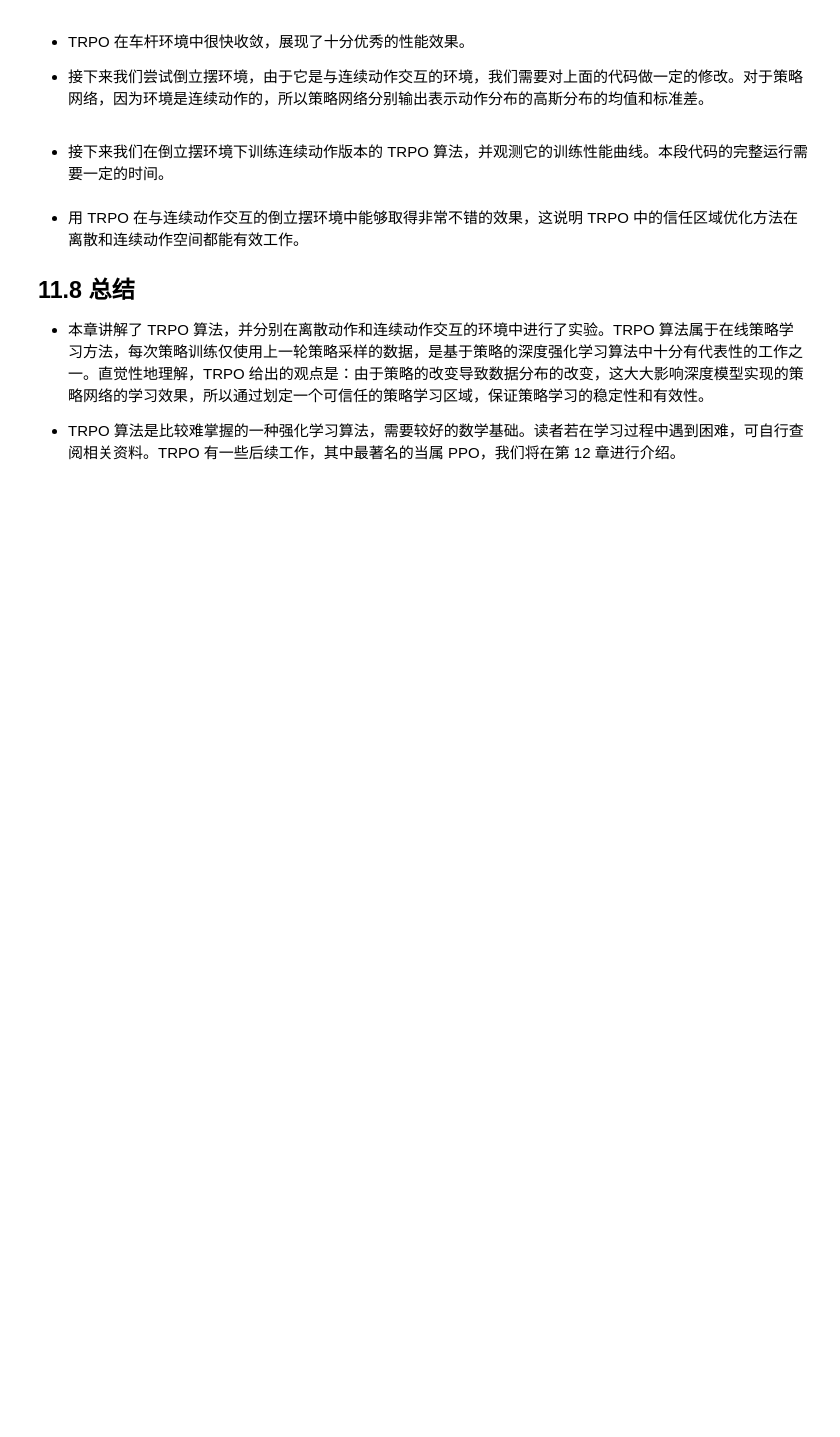
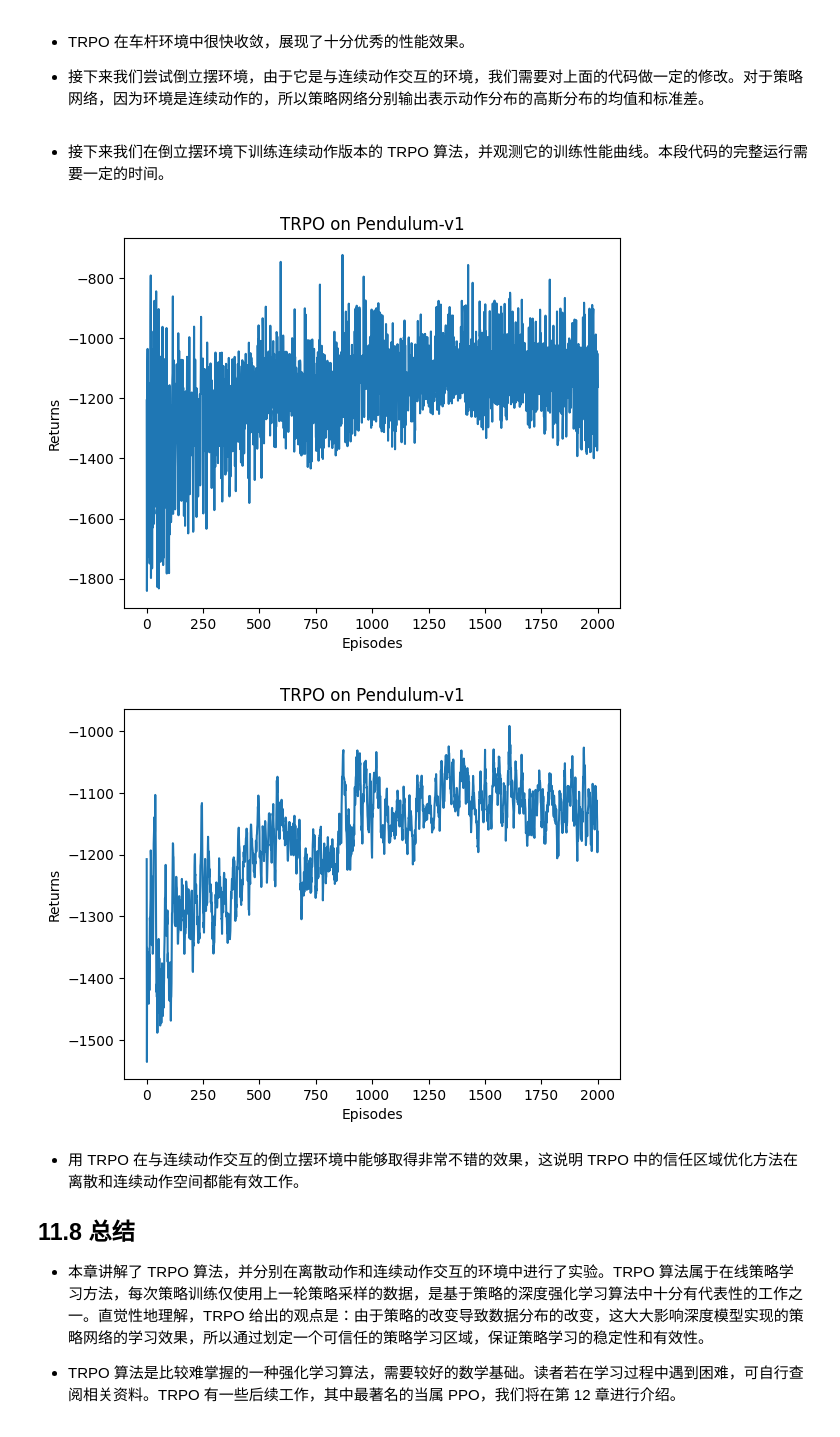
Before and after one commit to Dreamer-124/RL-Study, a Jupyter notebook: 11.TRPO算法.ipynb, the cells around one changed output. Drawn from its saved outputs; the diff is of its cells as text; code cells hidden in the pictures; blank space fills up the shorter version.

```diff
--- a/11.TRPO算法.ipynb
+++ b/11.TRPO算法.ipynb
@@ -549,34 +552,37 @@ class TRPOContinuous:
 num_episodes = 2000
 hidden_dim = 128
 gamma = 0.9
 lmbda = 0.9
 critic_lr = 1e-2
 kl_constraint = 0.00005
 alpha = 0.5
 device = torch.device("cuda") if torch.cuda.is_available() else torch.device(
     "cpu")
 
-env_name = 'Pendulum-v0'
+env_name = 'Pendulum-v1'
 env = gym.make(env_name)
 env.seed(0)
 torch.manual_seed(0)
 agent = TRPOContinuous(hidden_dim, env.observation_space, env.action_space,
                        lmbda, kl_constraint, alpha, critic_lr, gamma, device)
 return_list = rl_utils.train_on_policy_agent(env, agent, num_episodes)
 
 episodes_list = list(range(len(return_list)))
 plt.plot(episodes_list, return_list)
 plt.xlabel('Episodes')
 plt.ylabel('Returns')
 plt.title('TRPO on {}'.format(env_name))
 plt.show()
 
 mv_return = rl_utils.moving_average(return_list, 9)
 plt.plot(episodes_list, mv_return)
 plt.xlabel('Episodes')
 plt.ylabel('Returns')
 plt.title('TRPO on {}'.format(env_name))
 plt.show()
+# %% [output]
+[figure, added]
+[figure, added]
 # %% [markdown]
 - 用 TRPO 在与连续动作交互的倒立摆环境中能够取得非常不错的效果，这说明 TRPO 中的信任区域优化方法在离散和连续动作空间都能有效工作。
 
```
Also changed, not shown: parts of 2 cells of this notebook, 3 other files.
